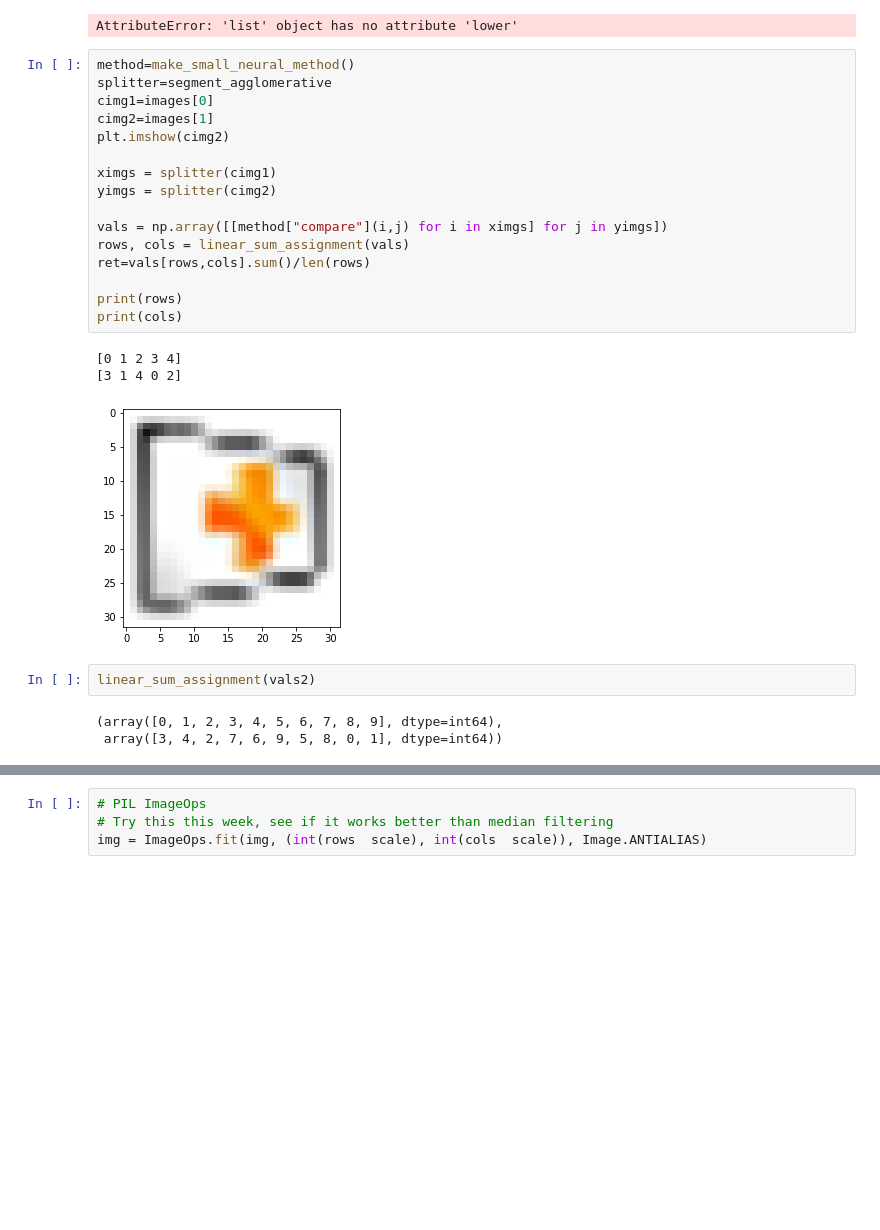
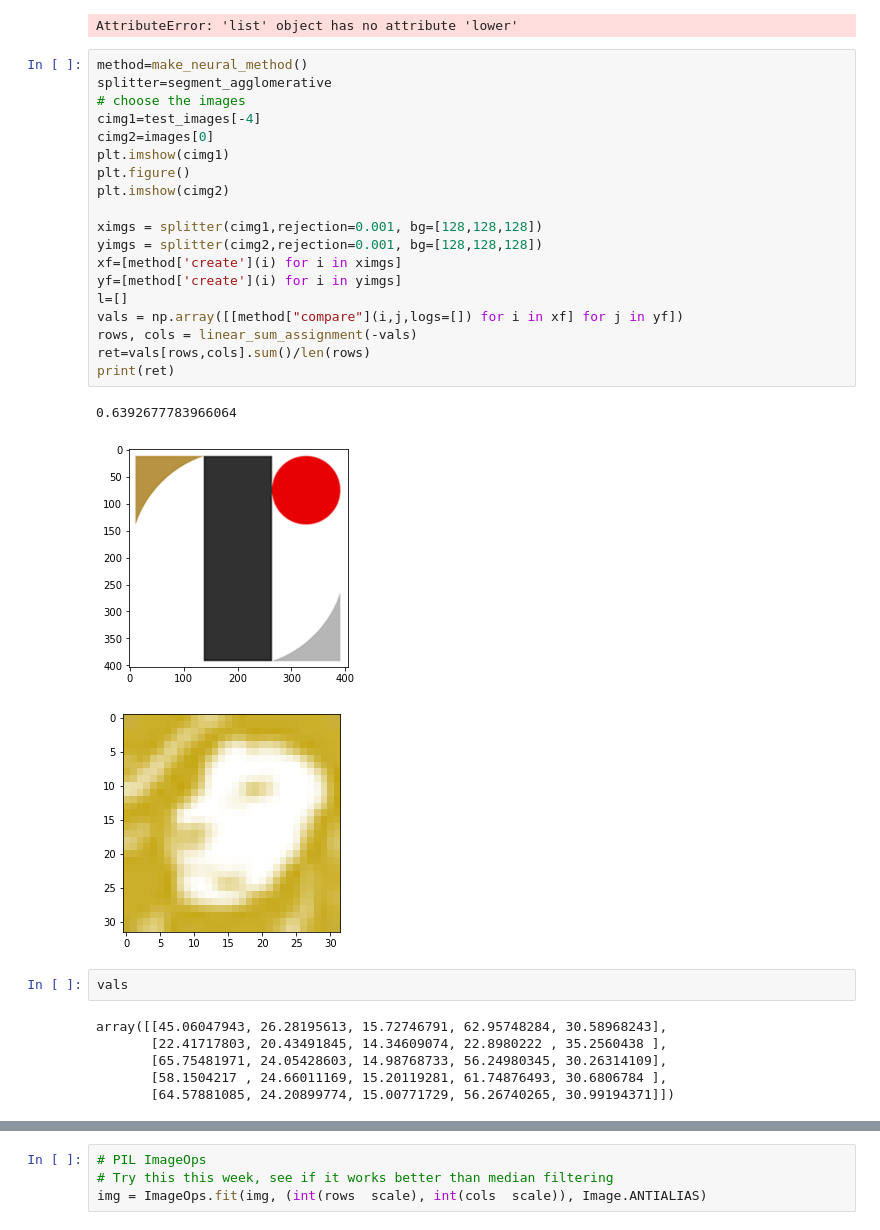
Before and after one commit to kac123/Icon-Matching-Project, a Jupyter notebook: EvaluateSyntheticDataset.ipynb, the cells around one changed output, grey strips where cells are left out. Drawn from its saved outputs; the diff is of its cells as text; blank space fills up the shorter version.

```diff
--- a/EvaluateSyntheticDataset.ipynb
+++ b/EvaluateSyntheticDataset.ipynb
@@ -937,28 +937,34 @@ a.lower()
 # %% [output]
 AttributeError: 'list' object has no attribute 'lower'
 # %%
-method=make_small_neural_method()
+method=make_neural_method()
 splitter=segment_agglomerative
-cimg1=images[0]
-cimg2=images[1]
+# choose the images
+cimg1=test_images[-4]
+cimg2=images[0]
+plt.imshow(cimg1)
+plt.figure()
 plt.imshow(cimg2)
 
-ximgs = splitter(cimg1)
-yimgs = splitter(cimg2)
-
-vals = np.array([[method["compare"](i,j) for i in ximgs] for j in yimgs])
-rows, cols = linear_sum_assignment(vals)
+ximgs = splitter(cimg1,rejection=0.001, bg=[128,128,128])
+yimgs = splitter(cimg2,rejection=0.001, bg=[128,128,128])
+xf=[method['create'](i) for i in ximgs]
+yf=[method['create'](i) for i in yimgs]
+l=[]
+vals = np.array([[method["compare"](i,j,logs=[]) for i in xf] for j in yf])
+rows, cols = linear_sum_assignment(-vals)
 ret=vals[rows,cols].sum()/len(rows)
-
-print(rows)
-print(cols)
+print(ret)
 # %% [output]
-[0 1 2 3 4]
-[3 1 4 0 2]
+0.6392677783966064
-[figure, old version]
+[figure, new version]
+[figure, added]
 # %%
-linear_sum_assignment(vals2)
+vals
 # %% [output]
-(array([0, 1, 2, 3, 4, 5, 6, 7, 8, 9], dtype=int64),
- array([3, 4, 2, 7, 6, 9, 5, 8, 0, 1], dtype=int64))
+array([[45.06047943, 26.28195613, 15.72746791, 62.95748284, 30.58968243],
+       [22.41717803, 20.43491845, 14.34609074, 22.8980222 , 35.2560438 ],
+       [65.75481971, 24.05428603, 14.98768733, 56.24980345, 30.26314109],
+       [58.1504217 , 24.66011169, 15.20119281, 61.74876493, 30.6806784 ],
+       [64.57881085, 24.20899774, 15.00771729, 56.26740265, 30.99194371]])
 # %%
```
Also changed, not shown: parts of 17 cells of this notebook, 8 other files.
